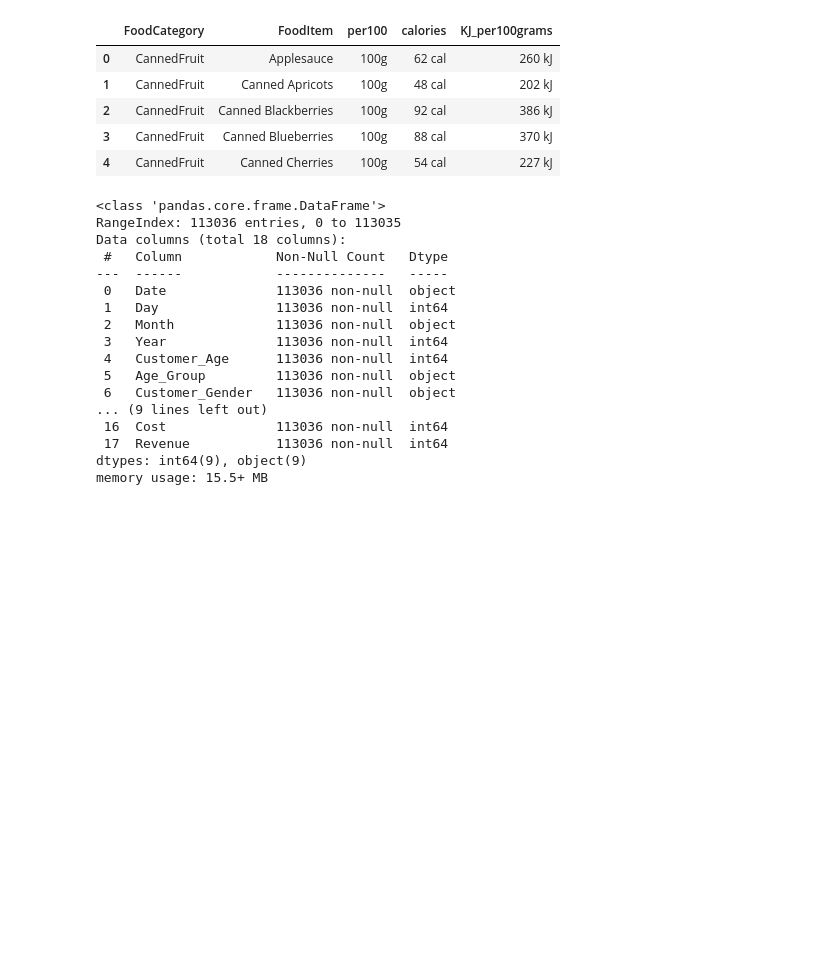
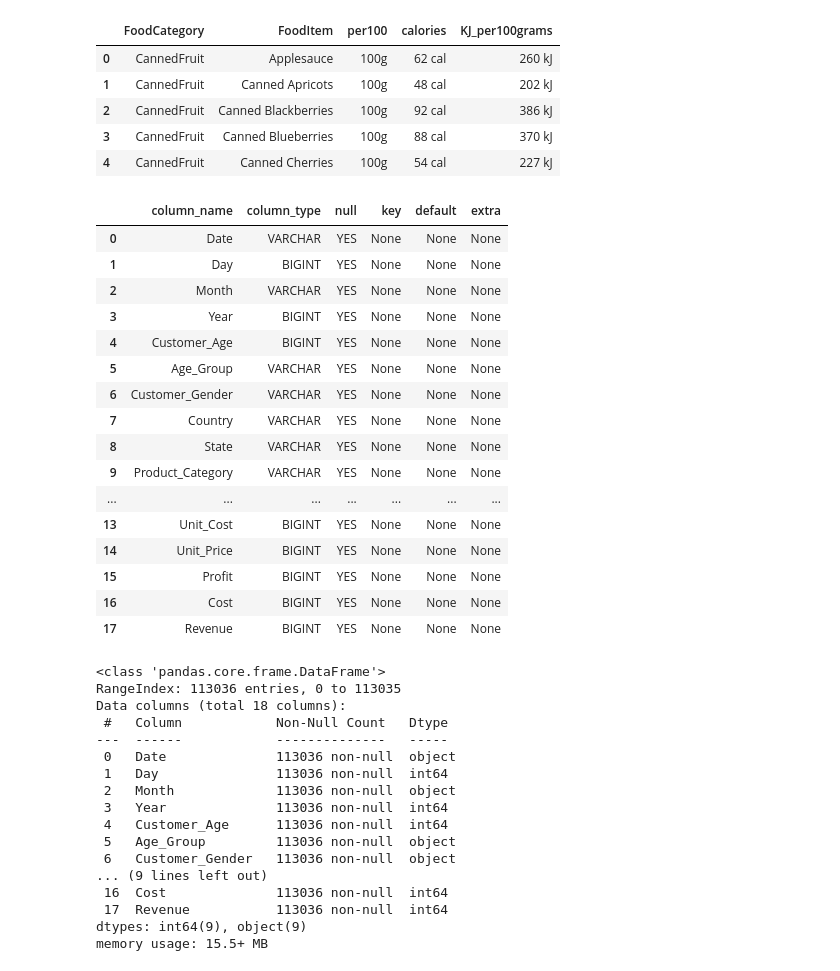
Before and after one commit to Lilit900/machine_learning_lilit_ajoyan_mlops25, a Jupyter notebook: code_alongs/pandas_repetition/pandas.ipynb, the cells around one changed output. Cells and saved outputs as stored; diff of their text form; code cells hidden in the pictures; blank space fills up the shorter version.

```diff
--- a/code_alongs/pandas_repetition/pandas.ipynb
+++ b/code_alongs/pandas_repetition/pandas.ipynb
@@ -123,6 +141,26 @@ df_cleaned.head()
 | 4 | CannedFruit | Canned Cherries | 100g | 54 cal | 227 kJ |
 # %%
 df_sales = pd.read_csv("Sales.csv")
+# %%
+duckdb.query('Describe df_sales;').df()
+# %% [output]
+|  | column_name | column_type | null | key | default | extra |
+| 0 | Date | VARCHAR | YES | None | None | None |
+| 1 | Day | BIGINT | YES | None | None | None |
+| 2 | Month | VARCHAR | YES | None | None | None |
+| 3 | Year | BIGINT | YES | None | None | None |
+| 4 | Customer_Age | BIGINT | YES | None | None | None |
+| 5 | Age_Group | VARCHAR | YES | None | None | None |
+| 6 | Customer_Gender | VARCHAR | YES | None | None | None |
+| 7 | Country | VARCHAR | YES | None | None | None |
+| 8 | State | VARCHAR | YES | None | None | None |
+| 9 | Product_Category | VARCHAR | YES | None | None | None |
+| ... | ... | ... | ... | ... | ... | ... |
+| 13 | Unit_Cost | BIGINT | YES | None | None | None |
+| 14 | Unit_Price | BIGINT | YES | None | None | None |
+| 15 | Profit | BIGINT | YES | None | None | None |
+| 16 | Cost | BIGINT | YES | None | None | None |
+| 17 | Revenue | BIGINT | YES | None | None | None |
 # %%
 df_sales.info()
 # %% [output]
```
Also changed, not shown: parts of 3 cells of this notebook.
